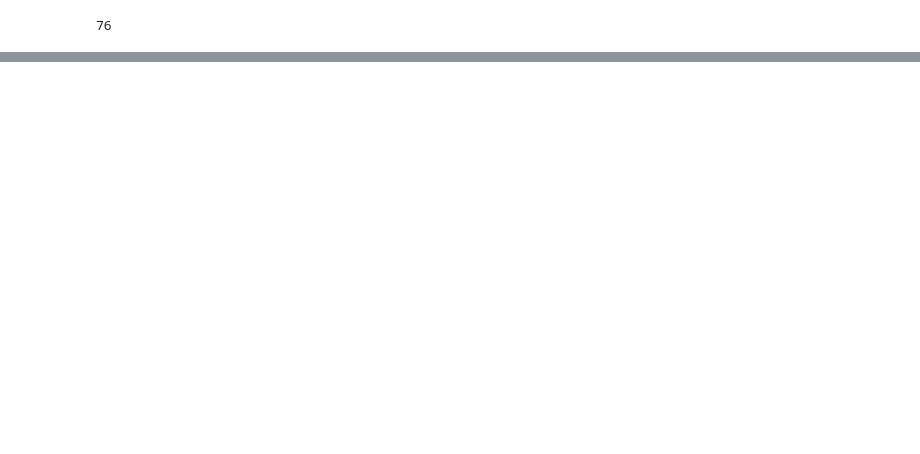
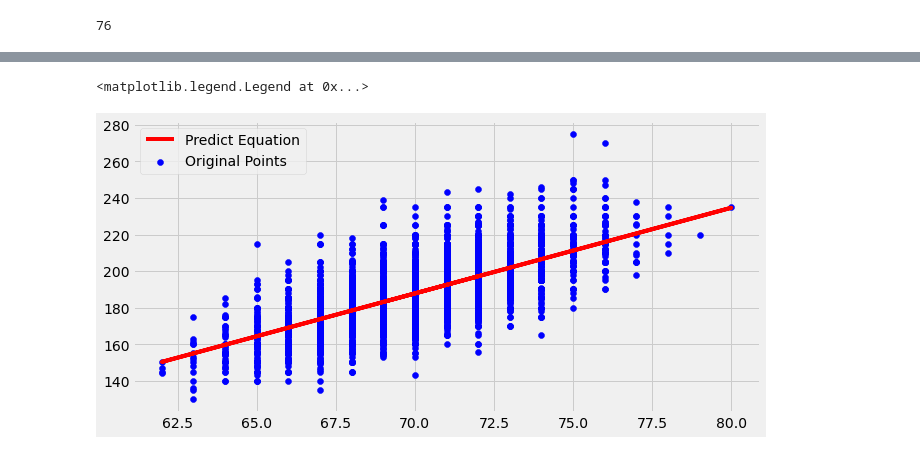
Before and after one commit to Jamesmg10/FinalCapstone, a Jupyter notebook: Explore.ipynb, the cells around one changed output, grey strips where cells are left out. Saved outputs shown, nothing was run; the diff lists cells and outputs as text; code cells hidden in the pictures; blank space fills up the shorter version.

```diff
--- a/Explore.ipynb
+++ b/Explore.ipynb
@@ -884,0 +680,10 @@ compHW.head(50)
+# %%
+fig, ax = plt.subplots(figsize = (10,5))
+ax.scatter(compHW.Height, y, color ='blue', label = 'Original Points')
+# xvals = np.linspace(650,850,2498)
+# ax.scatter(X['fico'], prediction, color = 'gray', label = 'Predict Points')
+ax.plot(X['Height'], prediction, color = 'red', label = 'Predict Equation')
+ax.legend()
+# %% [output]
+<matplotlib.legend.Legend at 0x...>
+[figure, added]
```
Also changed, not shown: parts of 73 cells of this notebook.
